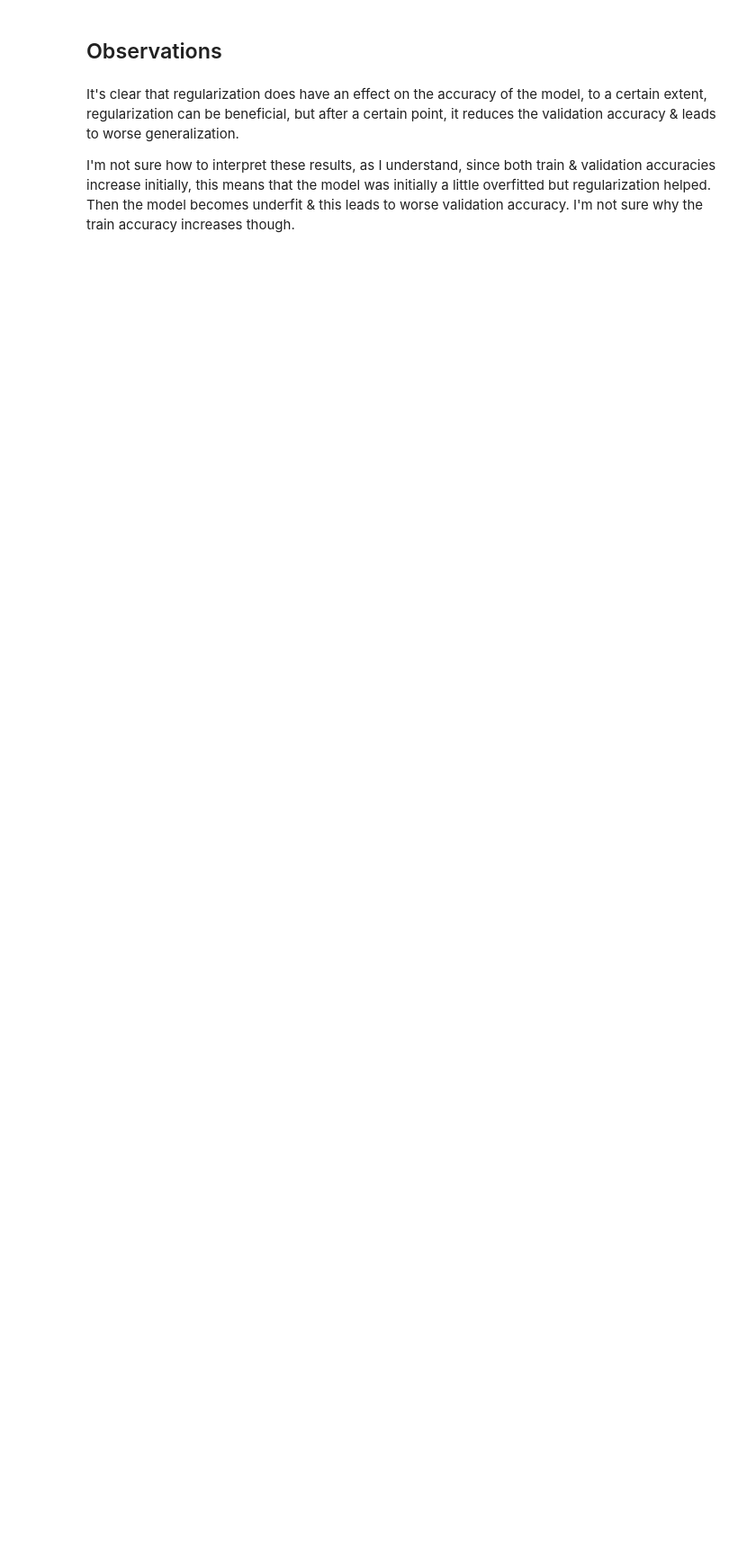
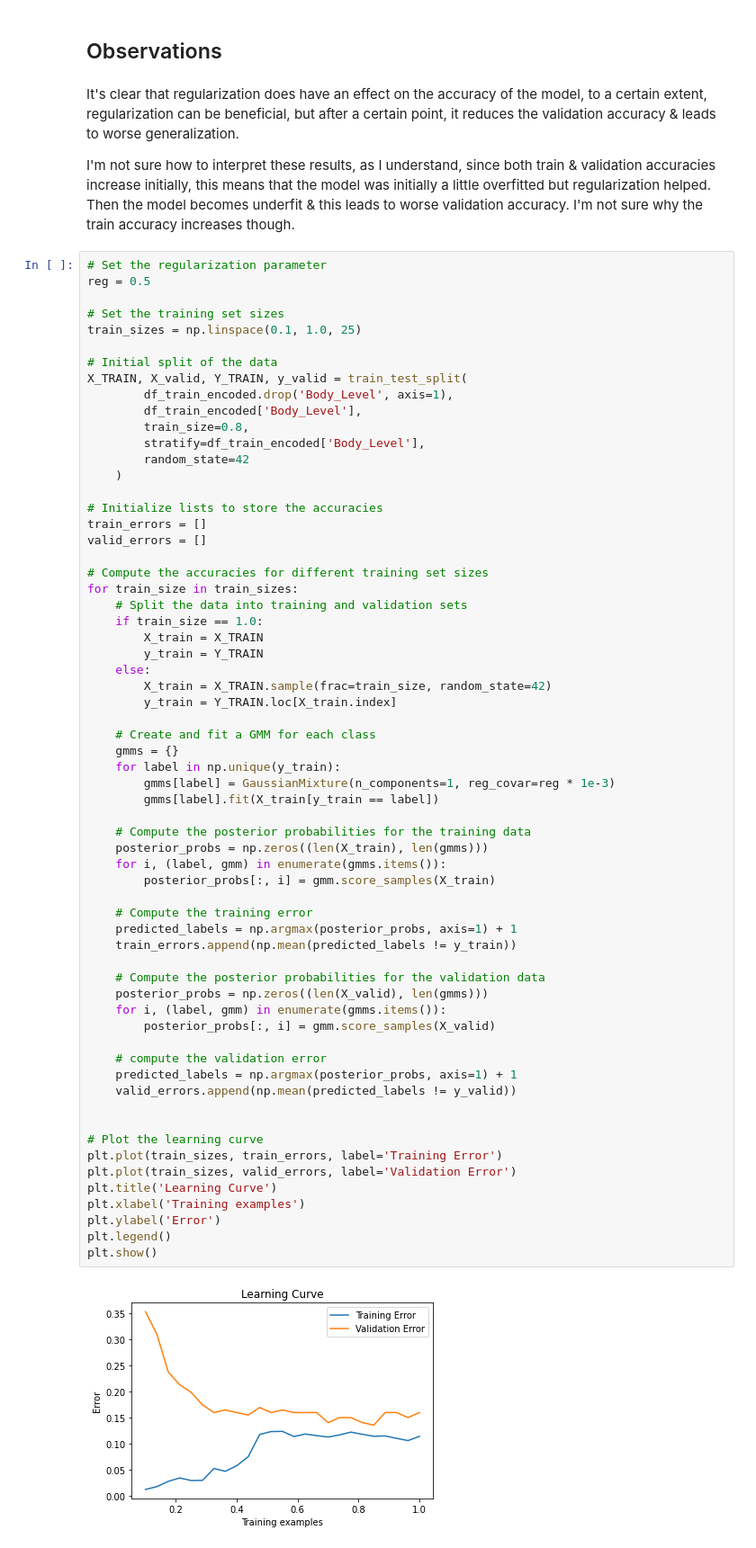
Before and after one commit to AhmadJamal01/Body-Level-Classification, a Jupyter notebook: models/GMM.ipynb, the cells around one changed output. Shown: that part at 90% size. Saved outputs shown, nothing was run; the diff lists cells and outputs as text; blank space fills up the shorter version.

Commit message:
Added a learning curve

```diff
--- a/models/GMM.ipynb
+++ b/models/GMM.ipynb
@@ -322,3 +323,68 @@ plt.show()
 It's clear that regularization does have an effect on the accuracy of the model, to a certain extent, regularization can be beneficial, but after a certain point, it reduces the validation accuracy & leads to worse generalization.
 
 I'm not sure how to interpret these results, as I understand, since both train & validation accuracies increase initially, this means that the model was initially a little overfitted but regularization helped. Then the model becomes underfit & this leads to worse validation accuracy. I'm not sure why the train accuracy increases though.
+# %%
+# Set the regularization parameter
+reg = 0.5
+
+# Set the training set sizes
+train_sizes = np.linspace(0.1, 1.0, 25)
+
+# Initial split of the data
+X_TRAIN, X_valid, Y_TRAIN, y_valid = train_test_split(
+        df_train_encoded.drop('Body_Level', axis=1),
+        df_train_encoded['Body_Level'],
+        train_size=0.8,
+        stratify=df_train_encoded['Body_Level'],
+        random_state=42
+    )
+
+# Initialize lists to store the accuracies
+train_errors = []
+valid_errors = []
+
+# Compute the accuracies for different training set sizes
+for train_size in train_sizes:
+    # Split the data into training and validation sets
+    if train_size == 1.0:
+        X_train = X_TRAIN
+        y_train = Y_TRAIN
+    else:
+        X_train = X_TRAIN.sample(frac=train_size, random_state=42)
+        y_train = Y_TRAIN.loc[X_train.index]
+
+    # Create and fit a GMM for each class
+    gmms = {}
+    for label in np.unique(y_train):
+        gmms[label] = GaussianMixture(n_components=1, reg_covar=reg * 1e-3)
+        gmms[label].fit(X_train[y_train == label])
+
+    # Compute the posterior probabilities for the training data
+    posterior_probs = np.zeros((len(X_train), len(gmms)))
+    for i, (label, gmm) in enumerate(gmms.items()):
+        posterior_probs[:, i] = gmm.score_samples(X_train)
+
+    # Compute the training error
+    predicted_labels = np.argmax(posterior_probs, axis=1) + 1
+    train_errors.append(np.mean(predicted_labels != y_train))
+
+    # Compute the posterior probabilities for the validation data
+    posterior_probs = np.zeros((len(X_valid), len(gmms)))
+    for i, (label, gmm) in enumerate(gmms.items()):
+        posterior_probs[:, i] = gmm.score_samples(X_valid)
+
+    # compute the validation error
+    predicted_labels = np.argmax(posterior_probs, axis=1) + 1
+    valid_errors.append(np.mean(predicted_labels != y_valid))
+
+
+# Plot the learning curve
+plt.plot(train_sizes, train_errors, label='Training Error')
+plt.plot(train_sizes, valid_errors, label='Validation Error')
+plt.title('Learning Curve')
+plt.xlabel('Training examples')
+plt.ylabel('Error')
+plt.legend()
+plt.show()
+# %% [output]
+[figure, added]
```
Also changed, not shown: parts of 2 cells of this notebook.
